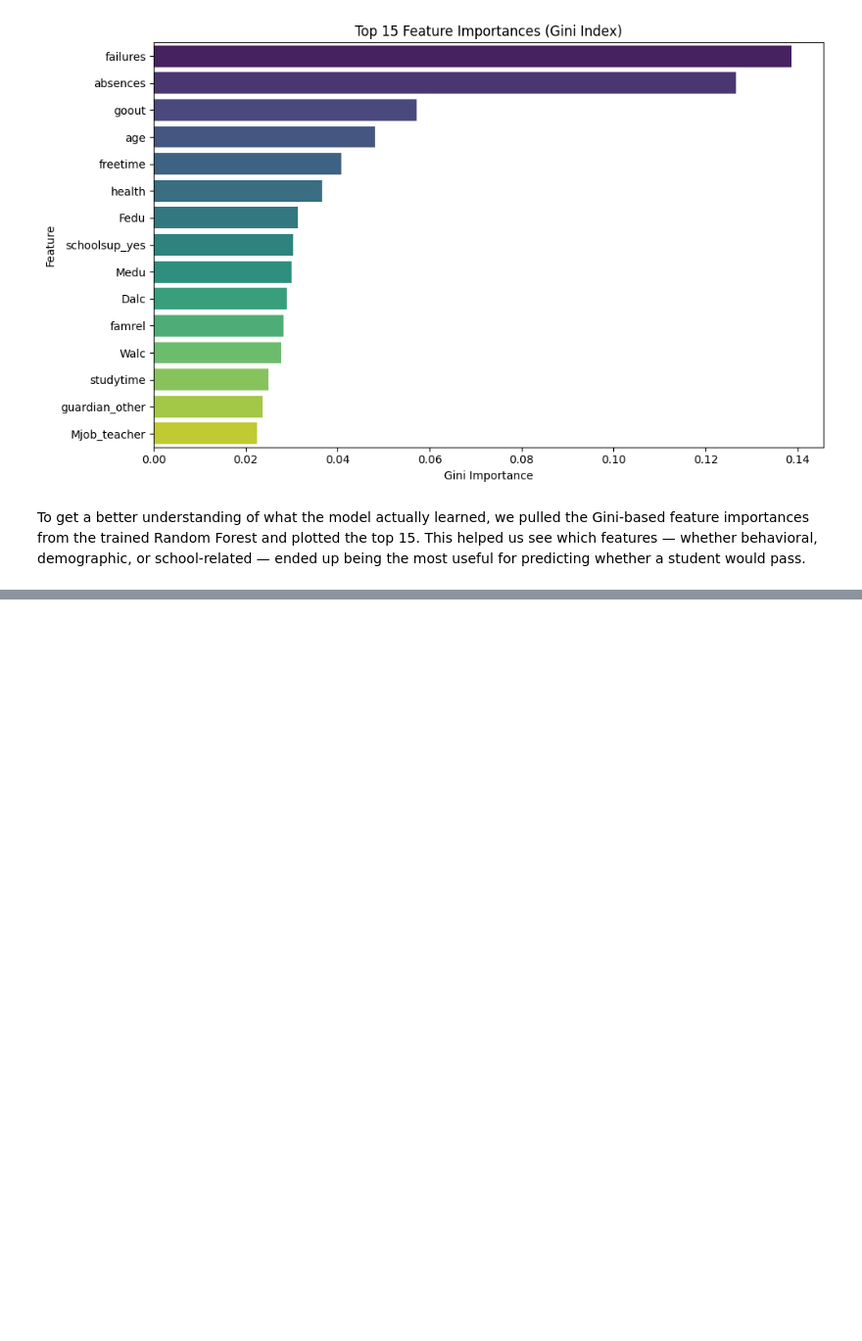
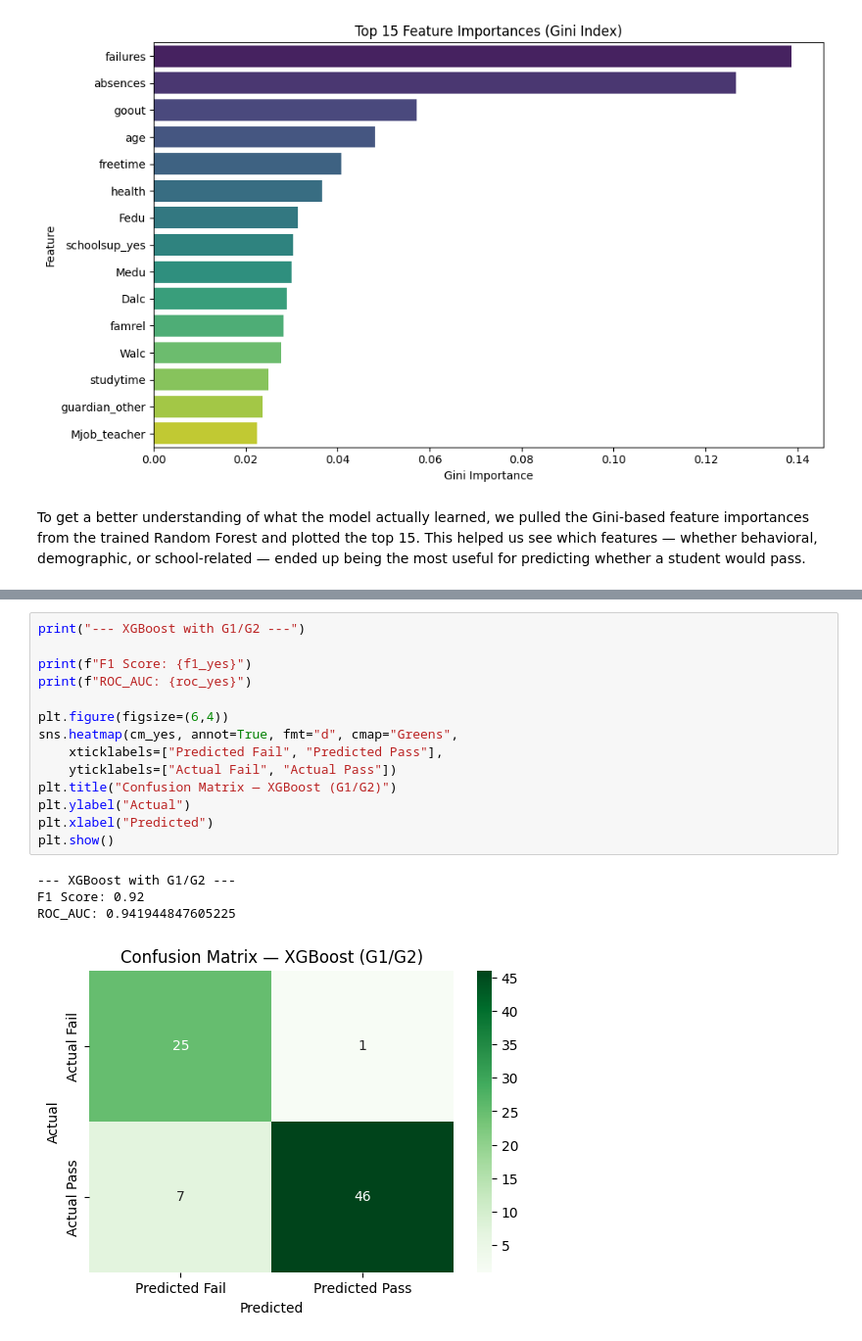
Before and after one commit to praneethaaa28/ML-325-project, a Jupyter notebook: ML-project.ipynb, the cells around one changed output, grey strips where cells are left out. Shown at 98% size. Drawn from its saved outputs; the diff is of its cells as text; blank space fills up the shorter version.

```diff
--- a/ML-project.ipynb
+++ b/ML-project.ipynb
@@ -328,0 +481,19 @@ To get a better understanding of what the model actually learned, we pulled the
+# %%
+print("--- XGBoost with G1/G2 ---")
+
+print(f"F1 Score: {f1_yes}")
+print(f"ROC_AUC: {roc_yes}")
+
+plt.figure(figsize=(6,4))
+sns.heatmap(cm_yes, annot=True, fmt="d", cmap="Greens",
+    xticklabels=["Predicted Fail", "Predicted Pass"],
+    yticklabels=["Actual Fail", "Actual Pass"])
+plt.title("Confusion Matrix — XGBoost (G1/G2)")
+plt.ylabel("Actual")
+plt.xlabel("Predicted")
+plt.show()
+# %% [output]
+--- XGBoost with G1/G2 ---
+F1 Score: 0.92
+ROC_AUC: 0.941944847605225
+[figure, added]
```
Also changed, not shown: parts of 18 cells of this notebook.
